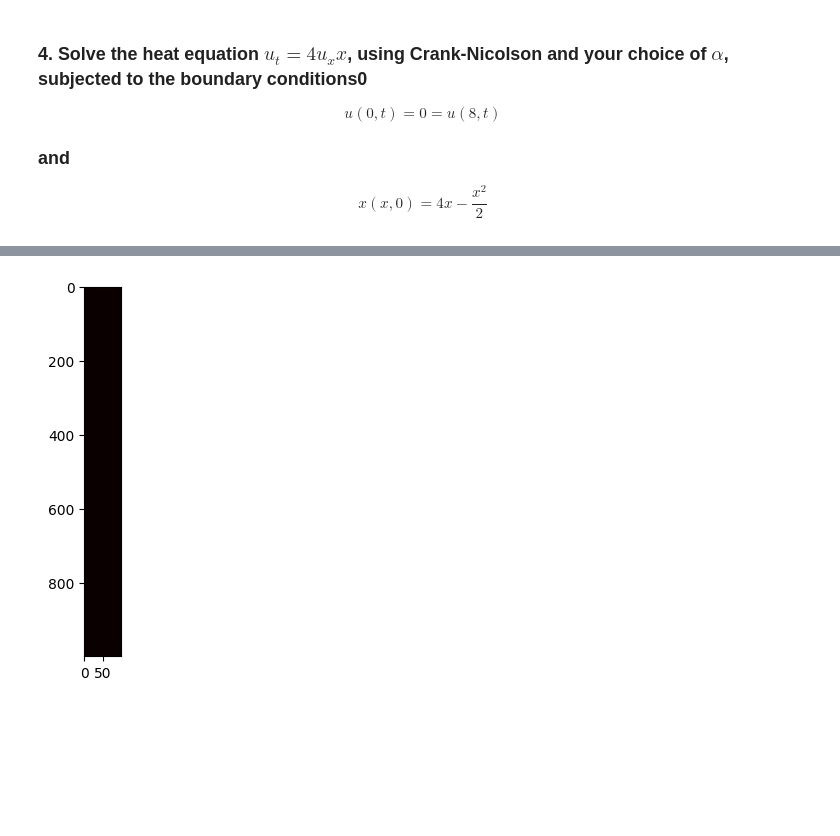
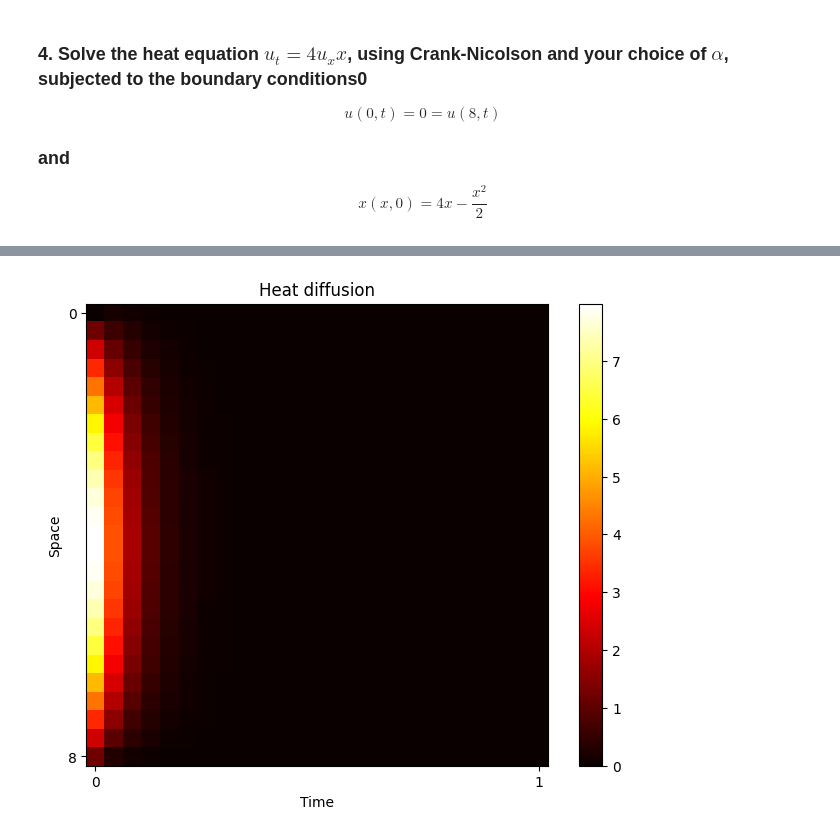
Before and after one commit to kmaitreys/p452-computational-physics, a Jupyter notebook: assignment-1.ipynb, the cells around one changed output, grey strips where cells are left out. Drawn from its saved outputs; the diff is of its cells as text; code cells hidden in the pictures; blank space fills up the shorter version.

```diff
--- a/assignment-1.ipynb
+++ b/assignment-1.ipynb
@@ -99,13 +101,14 @@ $$u(0, t) = 0 = u(8, t)$$
 $$x(x, 0) = 4x - \dfrac{x^2}{2}$$
 # %%
 solver = HeatDiffusion(
+    initial_condition=lambda x: 4 * x - x**2 / 2,
     diffusion_coefficient=4.0,
     space_bounds=(0, 8),
     time_bounds=(0, 1),
-    Nx=100,
-    Nt=1000,
+    Nx=25,
+    Nt=25,
 )
-solver.solve(func=lambda x: 4 * x - x**2 / 2)
-solver.tabulate_solution()
+solver.solve()
+solver.tabulate_solution(at_time=Array("d", [0, 0.05, 0.1, 0.2, 0.25, 0.5, 0.75]))
 solver.plot_solution()
 # %% [output]
@@ -129 +132 @@ solver.plot_solution()
-[figure, old version]
+[figure, new version]
```
Also changed, not shown: parts of 8 cells of this notebook, 3 other files.
